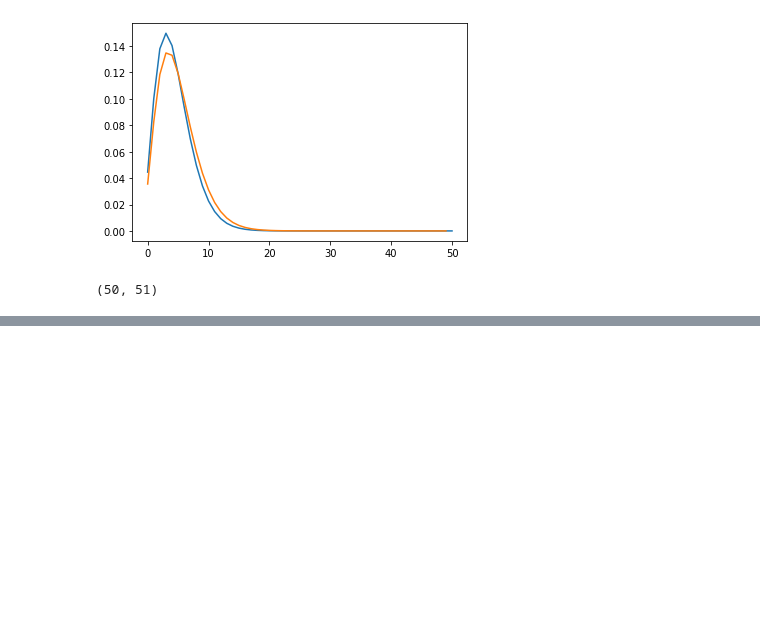
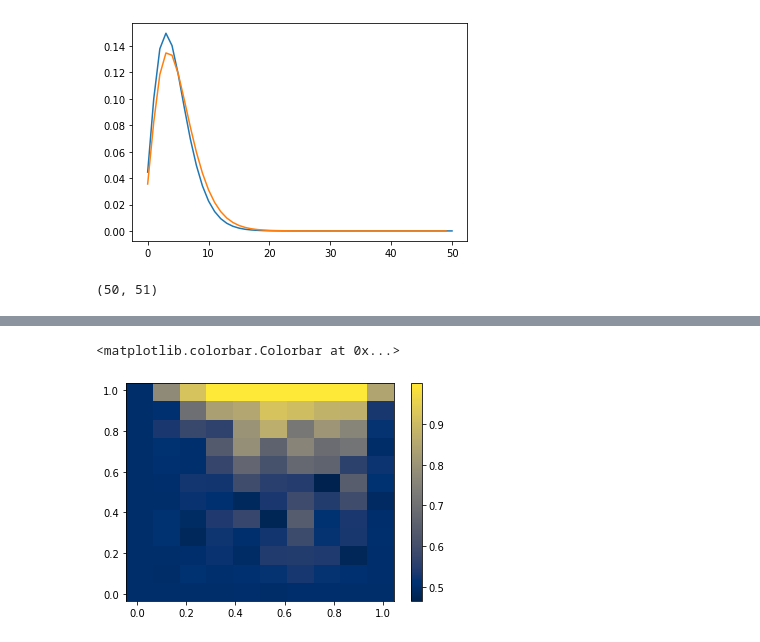
Before and after one commit to pachterlab/GVP_2023, a Jupyter notebook: gg230123_modelfit.ipynb, the cells around one changed output, grey strips where cells are left out. Saved outputs shown, nothing was run; the diff lists cells and outputs as text; code cells hidden in the pictures; blank space fills up the shorter version.

```diff
--- a/gg230123_modelfit.ipynb
+++ b/gg230123_modelfit.ipynb
@@ -550 +638,9 @@ fig1.tight_layout()
+# %%
+AIC_values = -2*logL_1d_AIC
+# %%
+AICmin = np.amin(AIC_values,2)
+dAIC = AIC_values-AICmin[:,:,None,:]
+# %%
+AIC = np.exp(-dAIC/2)
+AIC /= AIC.sum(2)[:,:,None,:]
 # %%
@@ -553,0 +650,6 @@ Pss_gou_false.shape
+# %%
+plt.pcolormesh(X,Y,AIC[:,:,0].mean(-1),cmap=cmap_logl)
+plt.colorbar()
+# %% [output]
+<matplotlib.colorbar.Colorbar at 0x...>
+[figure, added]
```
Also changed, not shown: parts of 30 cells of this notebook.
